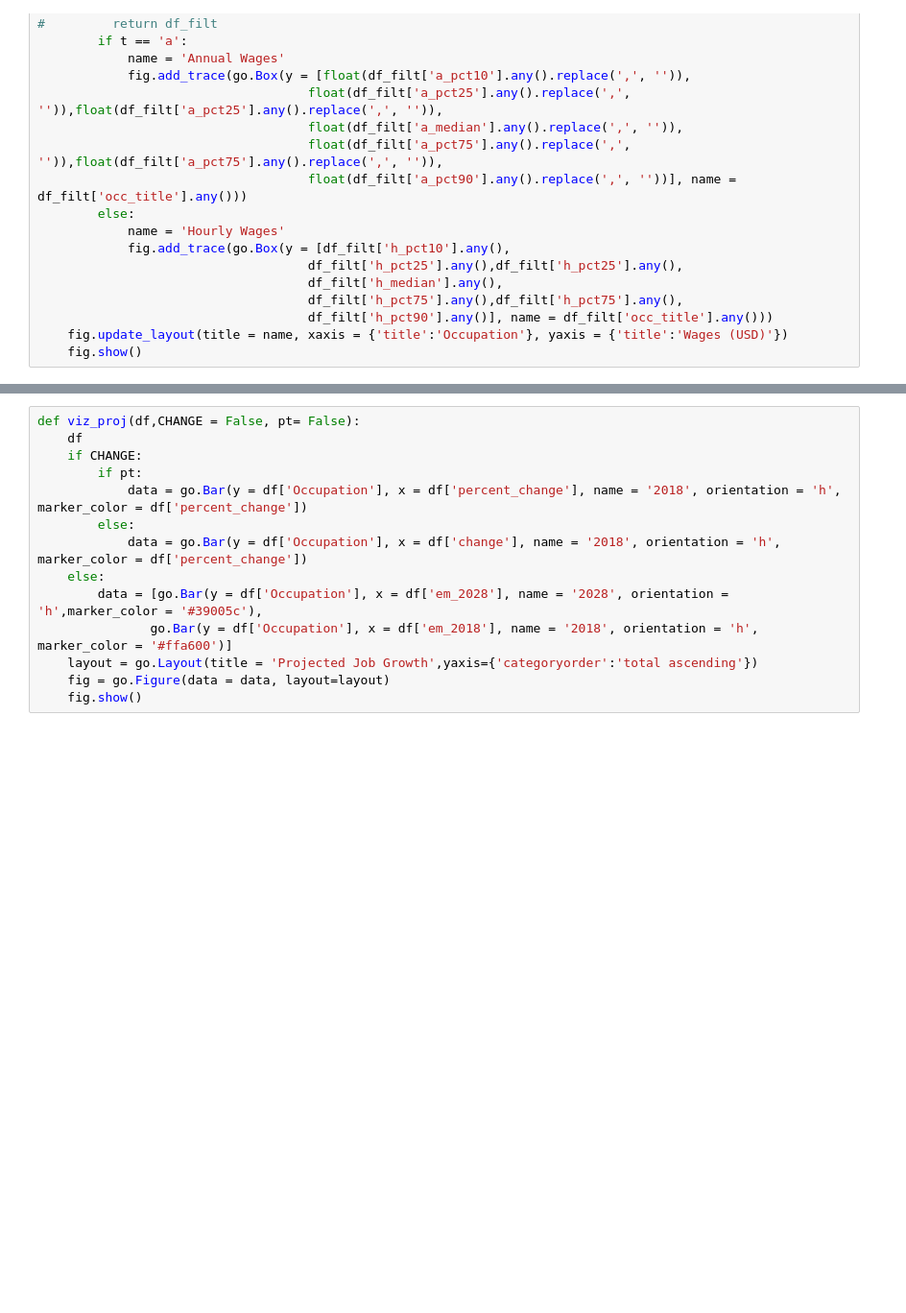
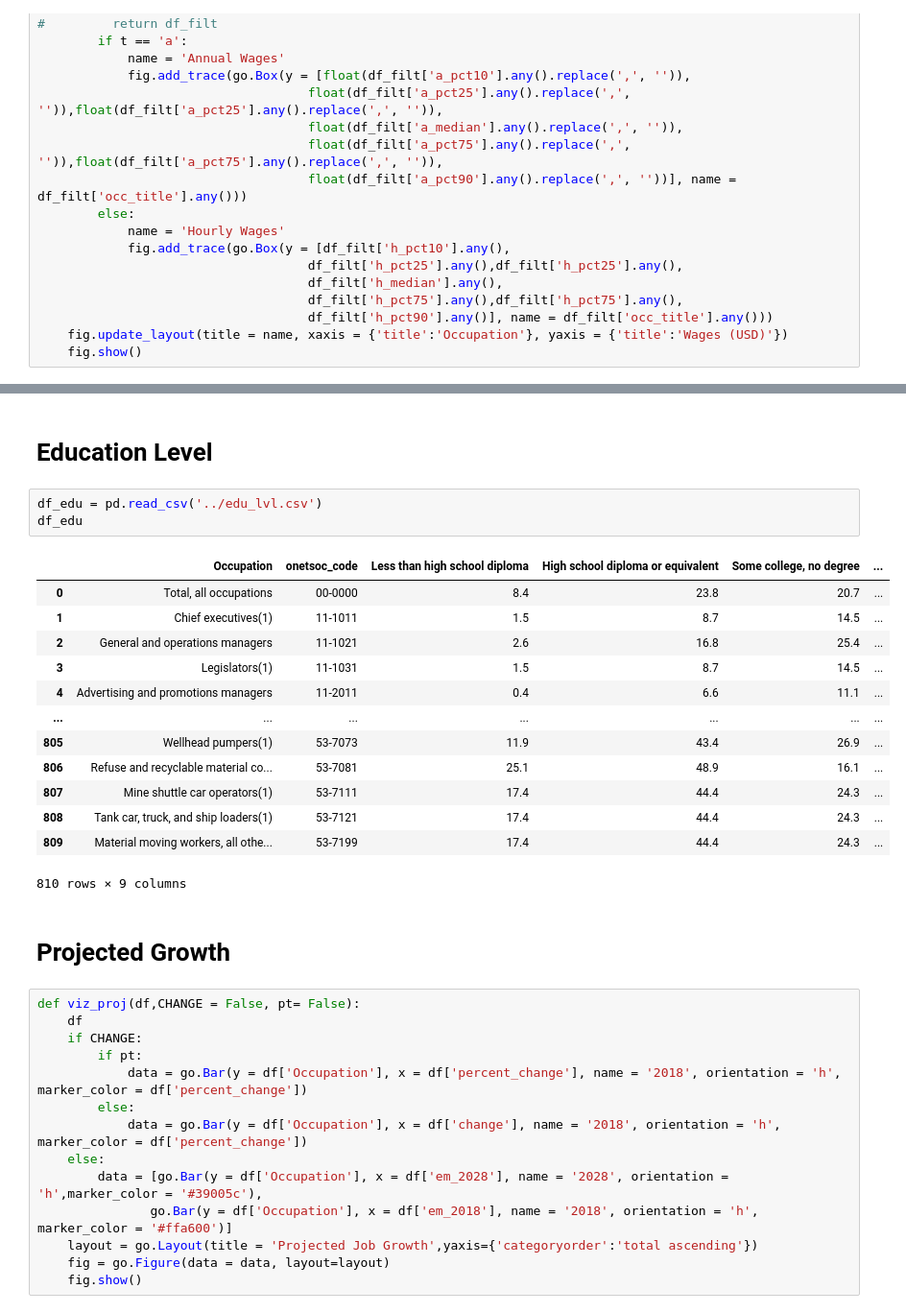
Before and after one commit to thanh17/-UROP-Employment-Pathway, a Jupyter notebook: Python notebooks/Ages and Wages.ipynb, the cells around one changed output, grey strips where cells are left out. Shown at 96% size. Drawn from its saved outputs; the diff is of its cells as text; blank space fills up the shorter version.

```diff
--- a/Python notebooks/Ages and Wages.ipynb
+++ b/Python notebooks/Ages and Wages.ipynb
@@ -249,3 +283,24 @@ viz_wage(df_wages,['35-2021','37-2019','41-2031'],'a')
+# %% [markdown]
+# Education Level
+# %%
+df_edu = pd.read_csv('../edu_lvl.csv')
+df_edu
+# %% [output]
+|  | Occupation | onetsoc_code | Less than high school diploma | High school diploma or equivalent | Some college, no degree | ... |
+| 0 | Total, all occupations | 00-0000 | 8.4 | 23.8 | 20.7 | ... |
+| 1 | Chief executives(1) | 11-1011 | 1.5 | 8.7 | 14.5 | ... |
+| 2 | General and operations managers | 11-1021 | 2.6 | 16.8 | 25.4 | ... |
+| 3 | Legislators(1) | 11-1031 | 1.5 | 8.7 | 14.5 | ... |
+| 4 | Advertising and promotions managers | 11-2011 | 0.4 | 6.6 | 11.1 | ... |
+| ... | ... | ... | ... | ... | ... | ... |
+| 805 | Wellhead pumpers(1) | 53-7073 | 11.9 | 43.4 | 26.9 | ... |
+| 806 | Refuse and recyclable material co... | 53-7081 | 25.1 | 48.9 | 16.1 | ... |
+| 807 | Mine shuttle car operators(1) | 53-7111 | 17.4 | 44.4 | 24.3 | ... |
+| 808 | Tank car, truck, and ship loaders(1) | 53-7121 | 17.4 | 44.4 | 24.3 | ... |
+| 809 | Material moving workers, all othe... | 53-7199 | 17.4 | 44.4 | 24.3 | ... |
+810 rows × 9 columns
+# %% [markdown]
+# Projected Growth
 # %%
 def viz_proj(df,CHANGE = False, pt= False):
     df
```
Also changed, not shown: parts of 13 cells of this notebook.
